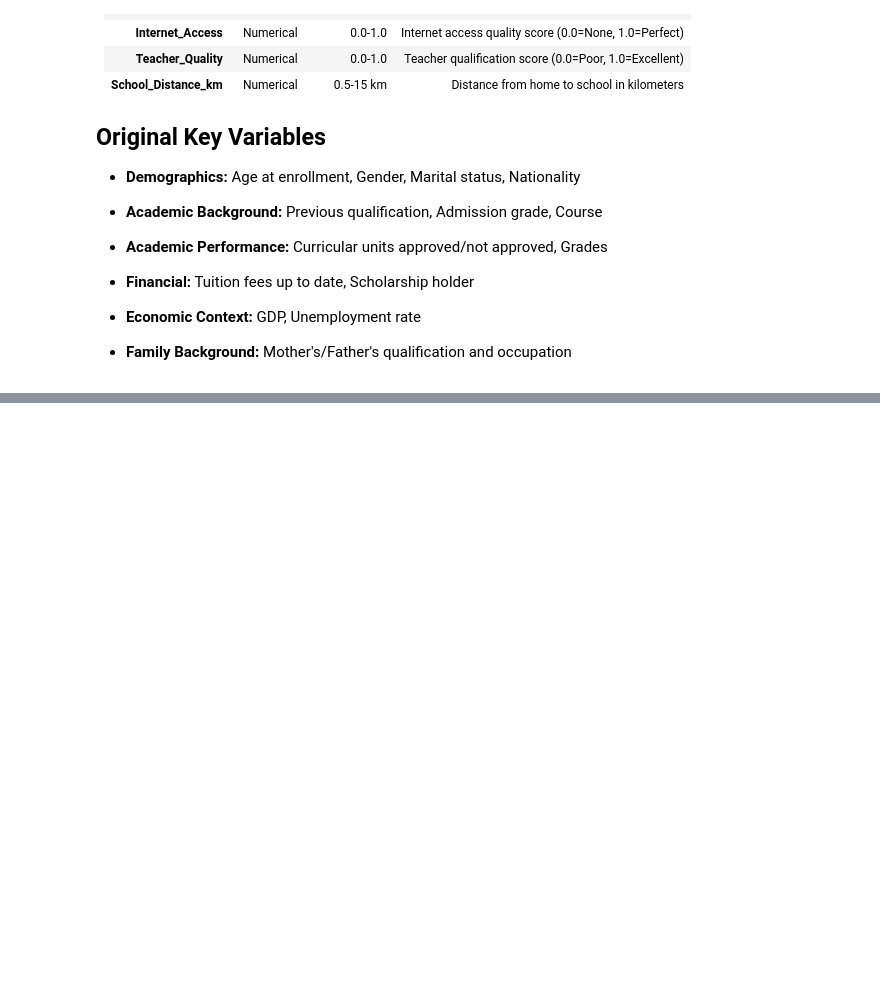
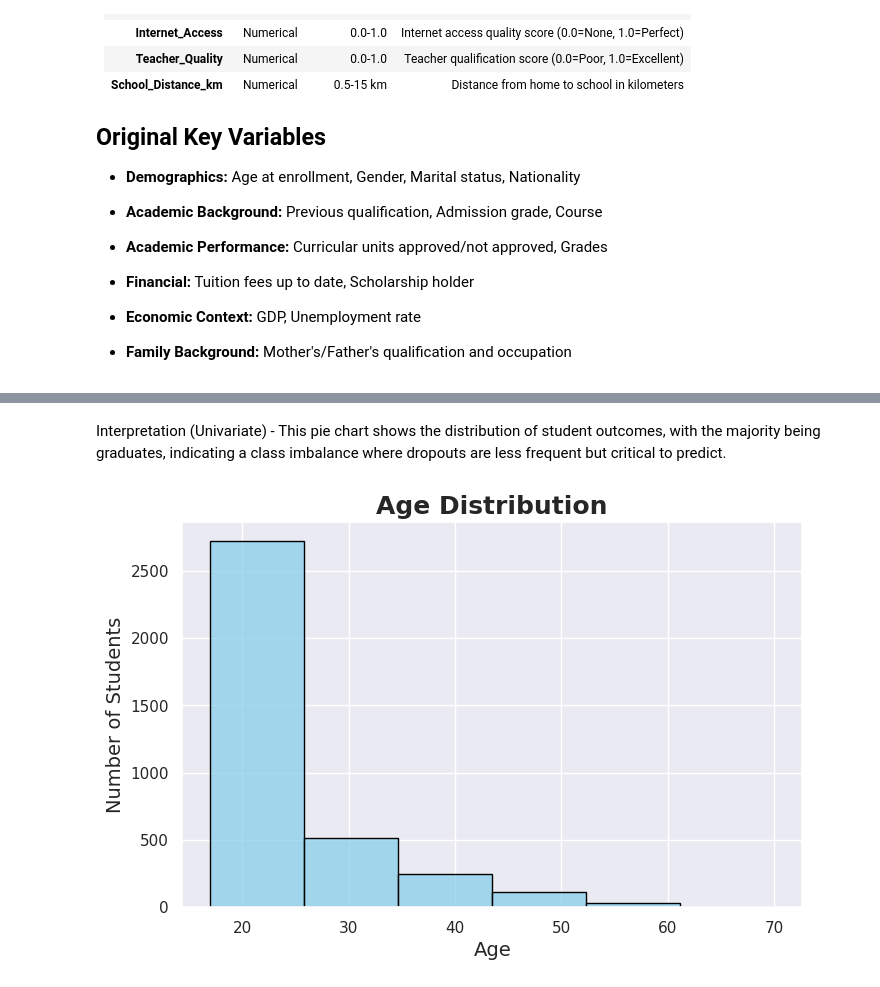
Before and after one commit to kossi-26/Refractory_Machine-Learning, a Jupyter notebook: Group 1_data_science_project.ipynb, the cells around one changed output, grey strips where cells are left out. Saved outputs shown, nothing was run; the diff lists cells and outputs as text; code cells hidden in the pictures; blank space fills up the shorter version.

```diff
--- a/Group 1_data_science_project.ipynb
+++ b/Group 1_data_science_project.ipynb
@@ -129,0 +142,13 @@ y = df['y']
+# %% [markdown]
+Interpretation (Univariate) - This pie chart shows the distribution of student outcomes, with the majority being graduates, indicating a class imbalance where dropouts are less frequent but critical to predict.
+# %%
+# Age bar plot
+plt.figure(figsize=(8, 5))
+sns.histplot(df['Age at enrollment'], bins=6, color='skyblue', kde=False, edgecolor='black')
+plt.title('Age Distribution', fontsize=18, fontweight='bold')
+plt.xlabel('Age', fontsize=14)
+plt.ylabel('Number of Students', fontsize=14)
+plt.savefig('age_bar.png', bbox_inches='tight', dpi=150)
+plt.show()
+# %% [output]
+[figure, added]
```
Also changed, not shown: parts of 17 cells of this notebook.
